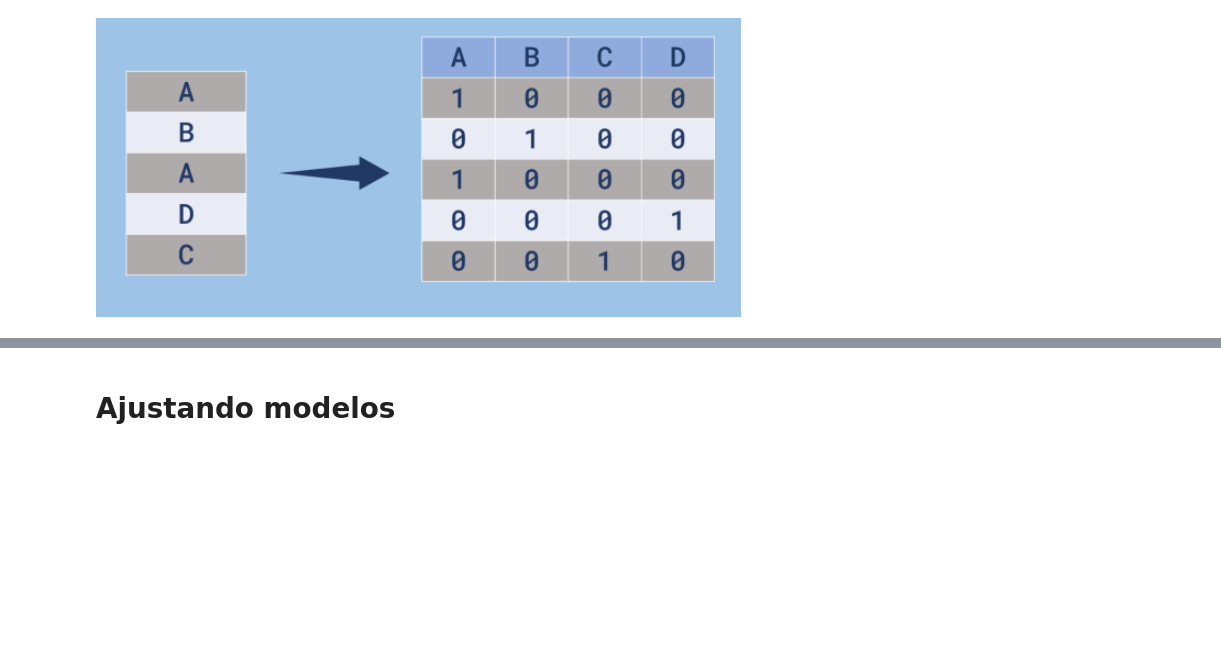
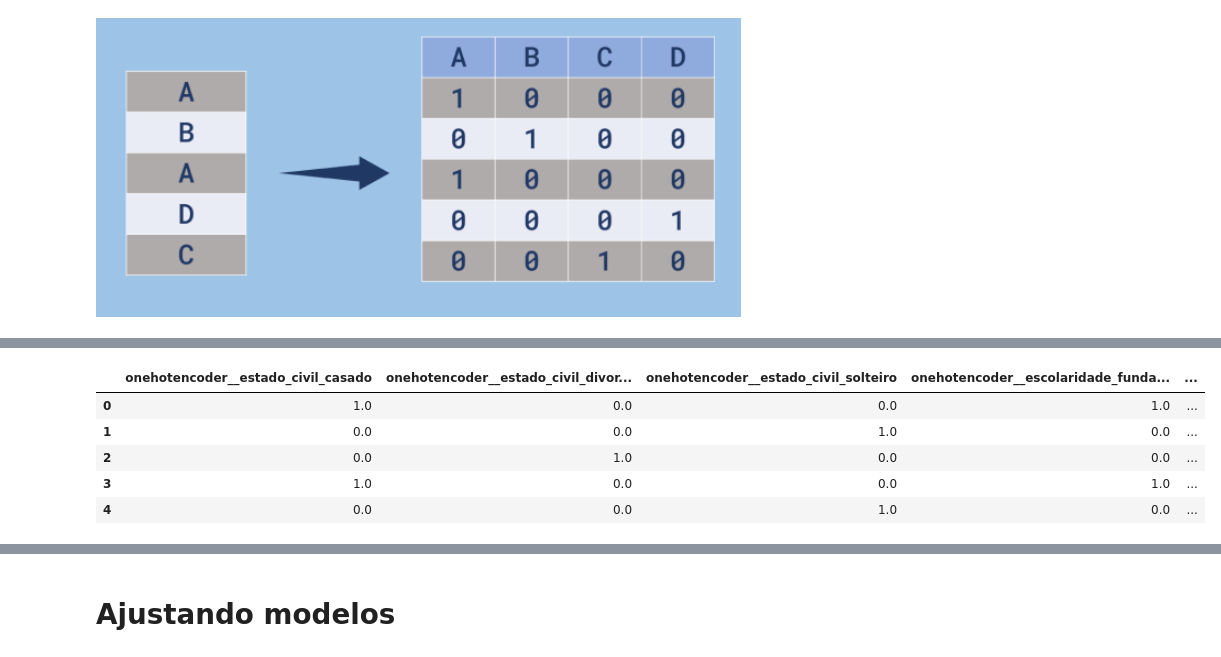
Before and after one commit to tluistorres/Cursos, a Jupyter notebook: Classificação_aprendendo_classificar_dados_Machine_Learning.ipynb, the cells around one changed output, grey strips where cells are left out. Cells and saved outputs as stored; diff of their text form; code cells hidden in the pictures; blank space fills up the shorter version.

```diff
--- a/Classificação_aprendendo_classificar_dados_Machine_Learning.ipynb
+++ b/Classificação_aprendendo_classificar_dados_Machine_Learning.ipynb
@@ -574,0 +768,40 @@ one_hot = make_column_transformer((
+# %%
+
+from sklearn.compose import ColumnTransformer
+from sklearn.preprocessing import OneHotEncoder
+import pandas as pd
+
+# Crie um exemplo de DataFrame
+data = {
+    'estado_civil': ['casado', 'solteiro', 'divorciado', 'casado', 'solteiro'],
+    'escolaridade': ['fundamental', 'medio', 'superior', 'fundamental', 'medio'],
+    'inadimplencia': ['sim', 'não', 'sim', 'não', 'sim'],
+    'fez_emprestimo': ['sim', 'sim', 'não', 'sim', 'não'],
+    'idade': [25, 30, 35, 20, 40],
+    'saldo': [1000, 2000, 3000, 1500, 2500],
+    'tempo_ult_contato': [10, 20, 30, 15, 25],
+    'numero_contatos': [2, 3, 4, 1, 5]
+}
+df = pd.DataFrame(data)
+
+# Defina as colunas que serão transformadas
+categorical_cols = ['estado_civil', 'escolaridade', 'inadimplencia', 'fez_emprestimo']
+numeric_cols = ['idade', 'saldo', 'tempo_ult_contato', 'numero_contatos']
+
+# Defina X
+X = df
+
+# Crie o ColumnTransformer
+column_transformer = ColumnTransformer(
+    transformers=[
+        ('onehotencoder', OneHotEncoder(), categorical_cols),
+        ('numeric_features', 'passthrough', numeric_cols)
+    ]
+)
+
+# Ajuste o ColumnTransformer aos dados
+column_transformer.fit(X)
+
+# Obtenha os nomes das features
+feature_names = column_transformer.get_feature_names_out()
+print(feature_names)
@@ -574,0 +838,9 @@ one_hot = make_column_transformer((
+# %%
+pd.DataFrame(column_transformer.transform(X), columns=column_transformer.get_feature_names_out())
+# %% [output]
+|  | onehotencoder__estado_civil_casado | onehotencoder__estado_civil_divor... | onehotencoder__estado_civil_solteiro | onehotencoder__escolaridade_funda... | ... |
+| 0 | 1.0 | 0.0 | 0.0 | 1.0 | ... |
+| 1 | 0.0 | 0.0 | 1.0 | 0.0 | ... |
+| 2 | 0.0 | 1.0 | 0.0 | 0.0 | ... |
+| 3 | 1.0 | 0.0 | 0.0 | 1.0 | ... |
+| 4 | 0.0 | 0.0 | 1.0 | 0.0 | ... |
```
Also changed, not shown: parts of 77 cells of this notebook.
